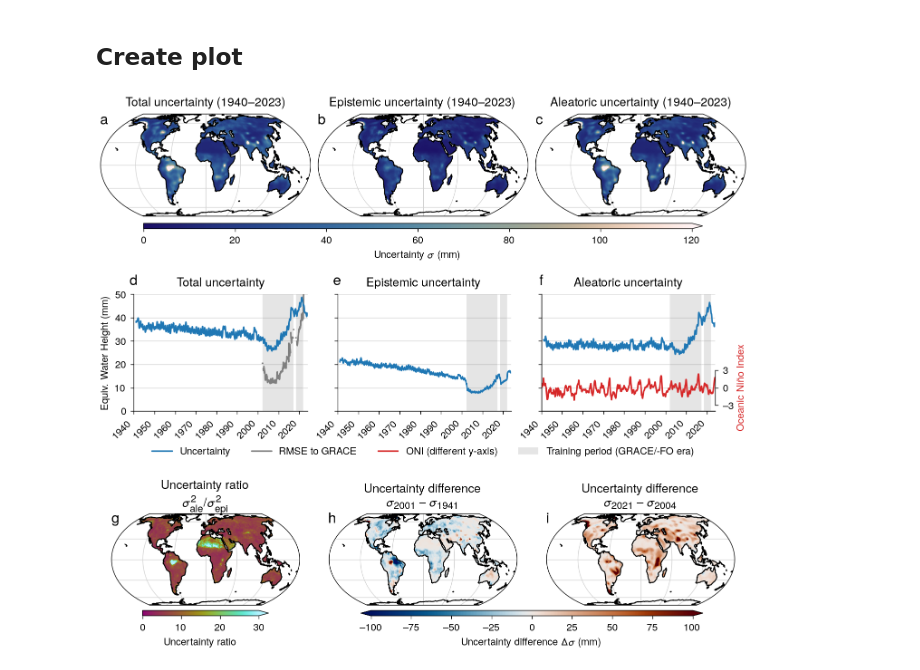
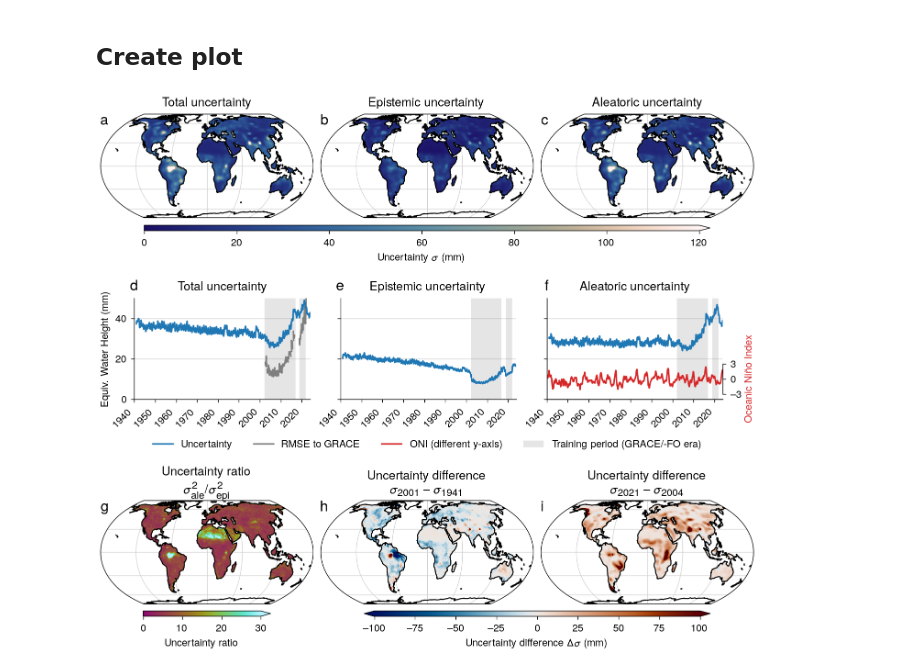
Before and after one commit to lqgentner/deeprec, a Jupyter notebook: notebooks/21-paper-plots/uncertainty-evaluation.ipynb, the cells around one changed output. Drawn from its saved outputs; the diff is of its cells as text; code cells hidden in the pictures.

Commit message:
Uncertainty plot: Removed rolling averaging

```diff
--- a/notebooks/21-paper-plots/uncertainty-evaluation.ipynb
+++ b/notebooks/21-paper-plots/uncertainty-evaluation.ipynb
@@ -134,22 +134,22 @@ oni = inps.oni
 sigma_tseries = (
     sigma.dr.weight_lat()
     .mean(["lat", "lon"])
-    .rolling(time=3, center=True)
-    .mean()
+    # .rolling(time=3, center=True)
+    # .mean()
     .compute()
 )
 sigma_ale_tseries = (
     sigma_ale.dr.weight_lat()
     .mean(["lat", "lon"])
-    .rolling(time=3, center=True)
-    .mean()
+    # .rolling(time=3, center=True)
+    # .mean()
     .compute()
 )
 sigma_epi_tseries = (
     sigma_epi.dr.weight_lat()
     .mean(["lat", "lon"])
-    .rolling(time=3, center=True)
-    .mean()
+    # .rolling(time=3, center=True)
+    # .mean()
     .compute()
 )
 rmse_tseries = (
@@ -160,18 +160,17 @@ rmse_tseries = (
     )
     .dr.weight_lat()
     .mean(["lat", "lon"])
-    .rolling(time=3, center=True, min_periods=1)
-    .mean()
+    # .rolling(time=3, center=True, min_periods=1)
+    # .mean()
     .compute()
 )
 # %%
 fig = plt.figure(figsize=(7.2, 6.2))
-subfigs = fig.subfigures(nrows=4, hspace=0.05, height_ratios=[1, 1, 0.1, 1])
+subfigs = fig.subfigures(nrows=3, hspace=0.05)
 
 axs_geo1 = subfigs[0].subplots(1, 3, subplot_kw={"projection": ccrs.EqualEarth()})
 axs_line = subfigs[1].subplots(1, 3, sharex=True, sharey=True)
-# subfigs[2] reserved to place legend of axs_line
-axs_geo2 = subfigs[3].subplots(1, 3, subplot_kw={"projection": ccrs.EqualEarth()})
+axs_geo2 = subfigs[2].subplots(1, 3, subplot_kw={"projection": ccrs.EqualEarth()})
 
 ### Uncertainty components map plots ###
 p_sigma = sigma.mean("time").dr.projplot(ax=axs_geo1[0], **sigma_kwargs)
@@ -179,9 +178,9 @@ sigma_epi.mean("time").dr.projplot(ax=axs_geo1[1], **sigma_kwargs)
 sigma_ale.mean("time").dr.projplot(ax=axs_geo1[2], **sigma_kwargs)
 
 # Titles
-axs_geo1[0].set(title="Total uncertainty (1940--2023)")
-axs_geo1[1].set(title="Epistemic uncertainty (1940--2023)")
-axs_geo1[2].set(title="Aleatoric uncertainty (1940--2023)")
+axs_geo1[0].set(title="Total uncertainty")
+axs_geo1[1].set(title="Epistemic uncertainty")
+axs_geo1[2].set(title="Aleatoric uncertainty")
 
 # Colorbar
 subfigs[0].colorbar(
@@ -197,6 +196,7 @@ subfigs[0].colorbar(
 
 
 ### Uncertainty components timeseries ###
+
 sigma_color = "tab:blue"
 rmse_color = "tab:gray"
 (p_rmse_ts,) = rmse_tseries.plot(ax=axs_line[0], color=rmse_color)
@@ -261,9 +261,7 @@ labels = [
     "ONI (different y-axis)",
     "Training period (GRACE/-FO era)",
 ]
-subfigs[2].legend(
-    handles, labels, loc="center", bbox_to_anchor=(0.5, 1.0), ncol=len(handles)
-)
+subfigs[1].legend(handles, labels, loc="outside lower center", ncol=len(handles))
 
 
 ### Uncertainty ratio ###
@@ -273,7 +271,7 @@ axs_geo2[0].set(
     title="Uncertainty ratio\n" + r"$\sigma^2_\text{ale} / \sigma^2_\text{epi}$"
 )
 
-subfigs[3].colorbar(
+subfigs[2].colorbar(
     p_ratio,
     ax=axs_geo2[0],
     label="Uncertainty ratio",
@@ -295,7 +293,7 @@ axs_geo2[2].set(
     title="Uncertainty difference\n" + r"$\sigma_\text{2021}-\sigma_\text{2004}$"
 )
 
-subfigs[3].colorbar(
+subfigs[2].colorbar(
     p_delta,
     ax=axs_geo2[1:],
     label="Uncertainty difference $\Delta\sigma$ (mm)",
@@ -311,31 +309,31 @@ for n, ax in enumerate(axs_geo1):
     ax.text(
         0.0,
         1.0 - 0.10,
         string.ascii_lowercase[n],
         transform=ax.transAxes,
         size="x-large",
         weight="bold",
     )
 for n, ax in enumerate(axs_line):
     ax.text(
         0.0,
         1.0 + 0.08,
         string.ascii_lowercase[n + len(axs_geo1)],
         ha="center",
         transform=ax.transAxes,
         size="x-large",
         weight="bold",
     )
 for n, ax in enumerate(axs_geo2):
     ax.text(
         0.0,
         1.0 - 0.10,
         string.ascii_lowercase[n + len(axs_geo1) + len(axs_line)],
         transform=ax.transAxes,
         size="x-large",
         weight="bold",
     )
 
 fig.savefig(FIGURE_DIR / "uncertainty.pdf", backend="pgf")
 # %% [output]
-[figure, old version]
+[figure, new version]
```
Also changed, not shown: 1 other file.
